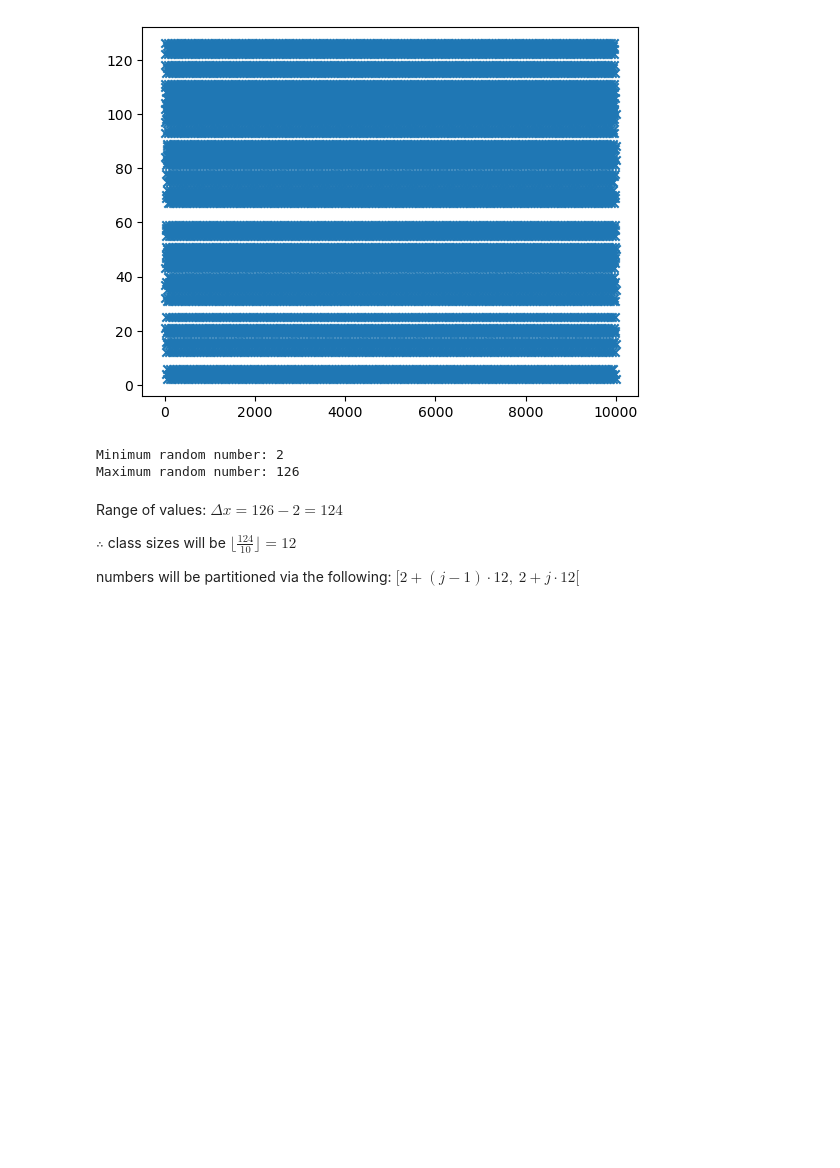
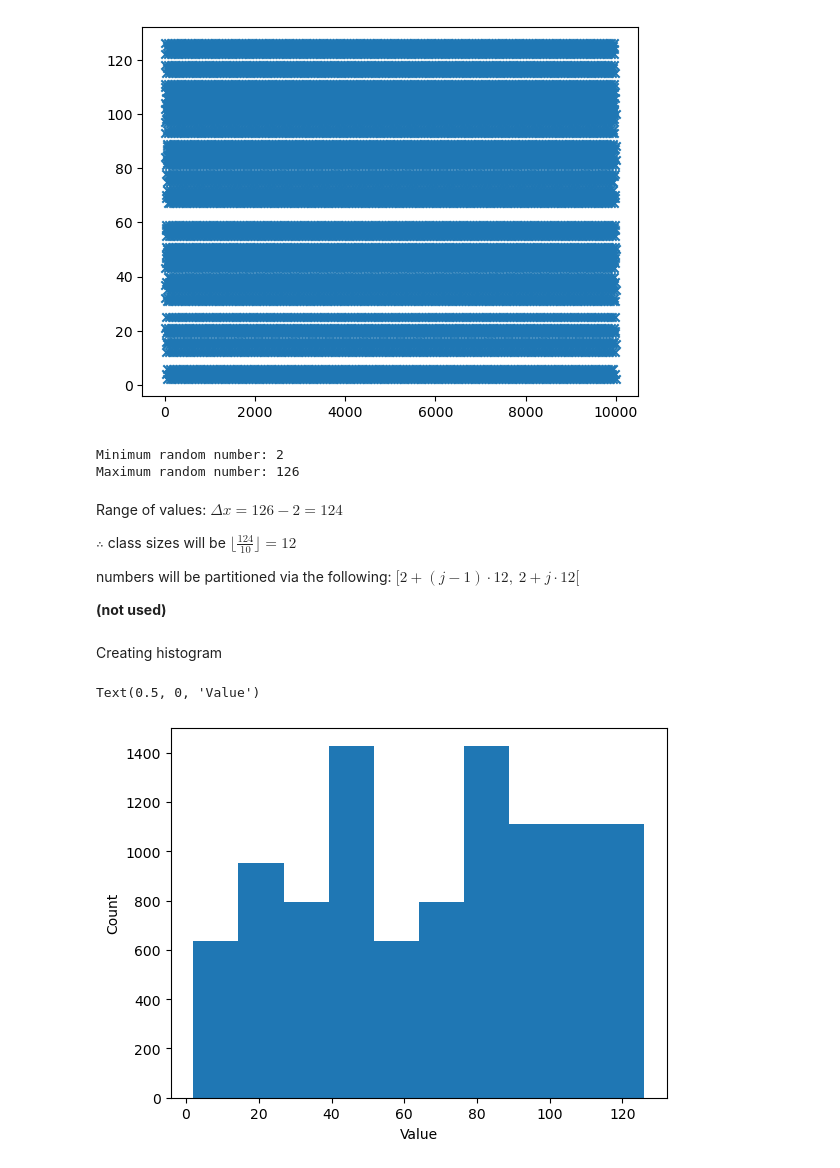
Before and after one commit to damiskov/02443-stochastic-simulation, a Jupyter notebook: Exercises/day1-genandtesting.ipynb, the cells around one changed output. Cells and saved outputs as stored; diff of their text form; code cells hidden in the pictures; blank space fills up the shorter version.

```diff
--- a/Exercises/day1-genandtesting.ipynb
+++ b/Exercises/day1-genandtesting.ipynb
@@ -64,6 +56,8 @@ Range of values: $\Delta x = 126 - 2 = 124$
 $\therefore$ class sizes will be $\lfloor\frac{124}{10}\rfloor = 12$
 
 numbers will be partitioned via the following: $[2+(j-1) \cdot 12, \ 2+j \cdot 12[$
+
+**(not used)**
 # %%
 bins = {i: 0 for i in range(1, 11)}
 cpy_num_lst = copy.copy(num_lst)
@@ -74,3 +68,12 @@ for j in range(1, num_classes+1):
     for num in cpy_num_lst:
         if num >= low and num < high:
             bins[j]+=1
+# %% [markdown]
+Creating histogram
+# %%
+plt.hist(num_lst)
+plt.ylabel("Count")
+plt.xlabel("Value")
+# %% [output]
+Text(0.5, 0, 'Value')
+[figure, added]
```
Also changed, not shown: parts of 13 cells of this notebook.
